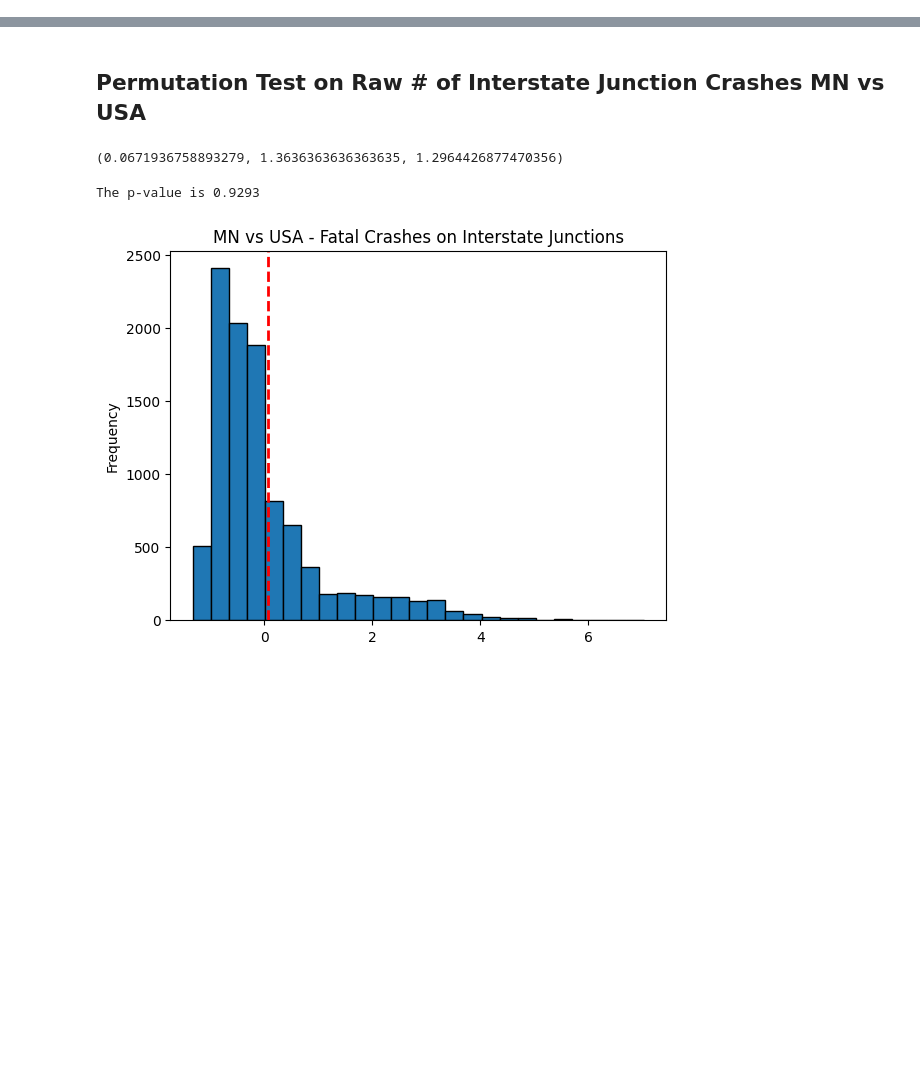
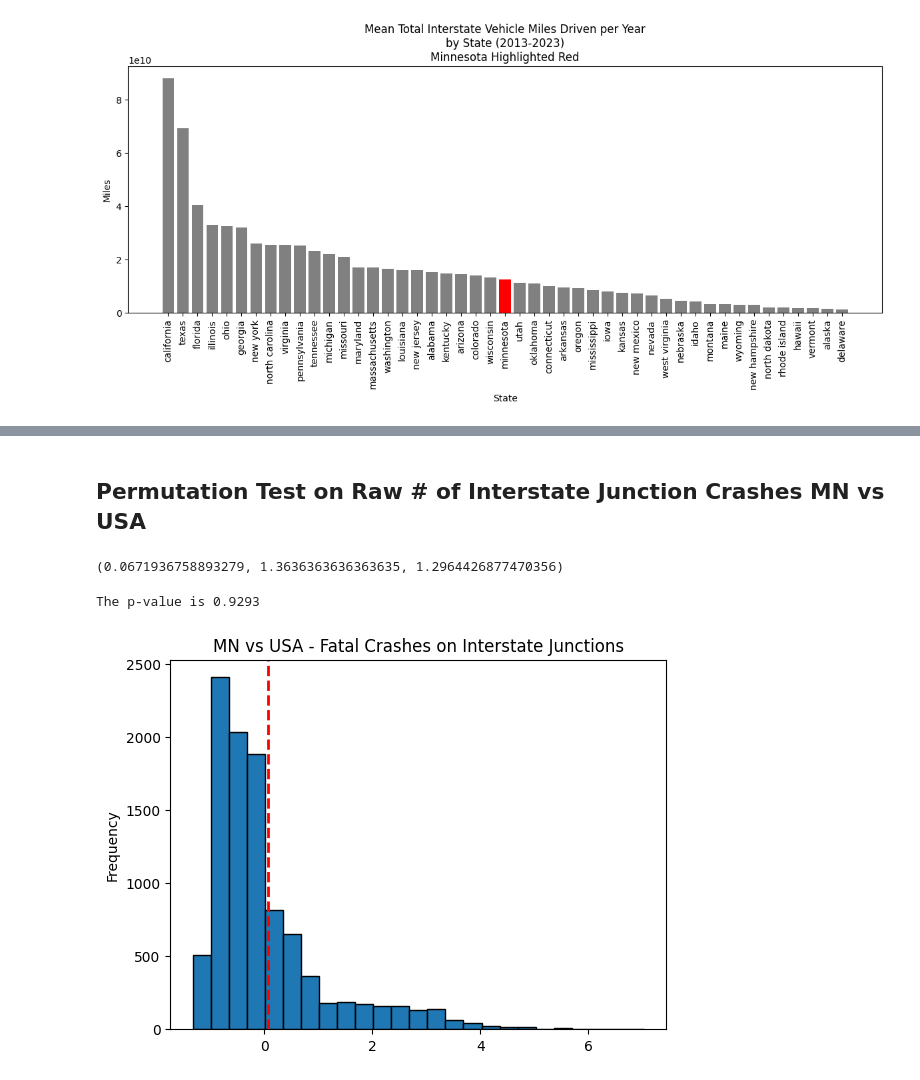
Before and after one commit to evan4629/SEIS631_Project_MN_Fatal_Merging, a Jupyter notebook: mn_drivers_hypothesis.ipynb, the cells around one changed output, grey strips where cells are left out. Drawn from its saved outputs; the diff is of its cells as text; code cells hidden in the pictures; blank space fills up the shorter version.

```diff
--- a/mn_drivers_hypothesis.ipynb
+++ b/mn_drivers_hypothesis.ipynb
@@ -108,2 +156,19 @@ plt.show()
+# %%
+# Mean Insterstate Miles Driven per Year by State
+
+crashes_per_year = interstate_clean.groupby("State")["VMT"].mean().reset_index().sort_values('VMT', ascending=False).reset_index(drop=True)
+
+colors = ['red' if state == 'minnesota' else 'gray' for state in crashes_per_year['State']]
+
+plt.figure(figsize=(12,6))
+plt.bar(crashes_per_year['State'], crashes_per_year['VMT'], color=colors)
+plt.xticks(rotation=90)
+plt.ylabel("Miles")
+plt.xlabel("State")
+plt.title("Mean Total Interstate Vehicle Miles Driven per Year\nby State (2013-2023)\nMinnesota Highlighted Red")
+plt.tight_layout()
+plt.show()
+# %% [output]
+[figure, added]
 # %%
 # Mean fatal interstate junction crashes per mile driven per year 2013-2023
```
Also changed, not shown: parts of 31 cells of this notebook, 2 other files.
